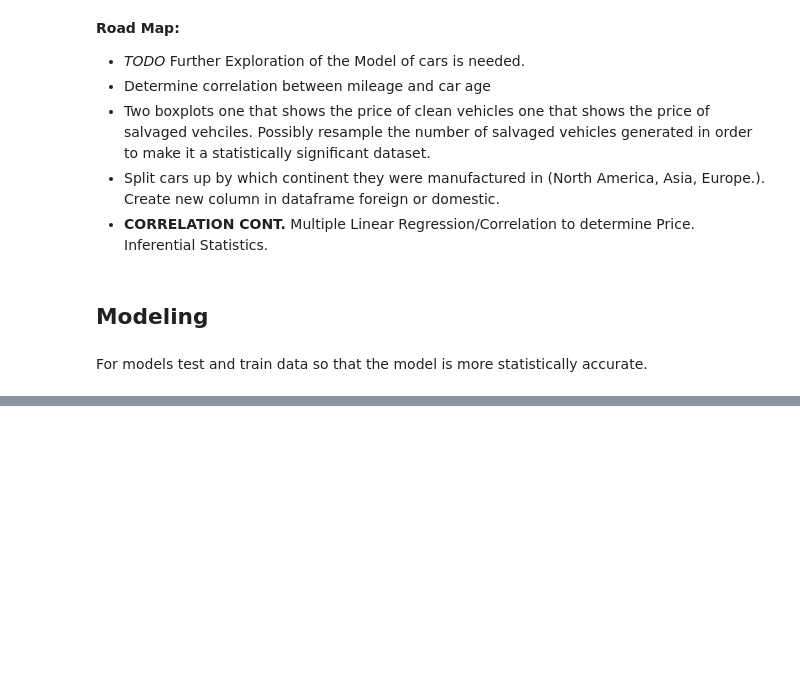
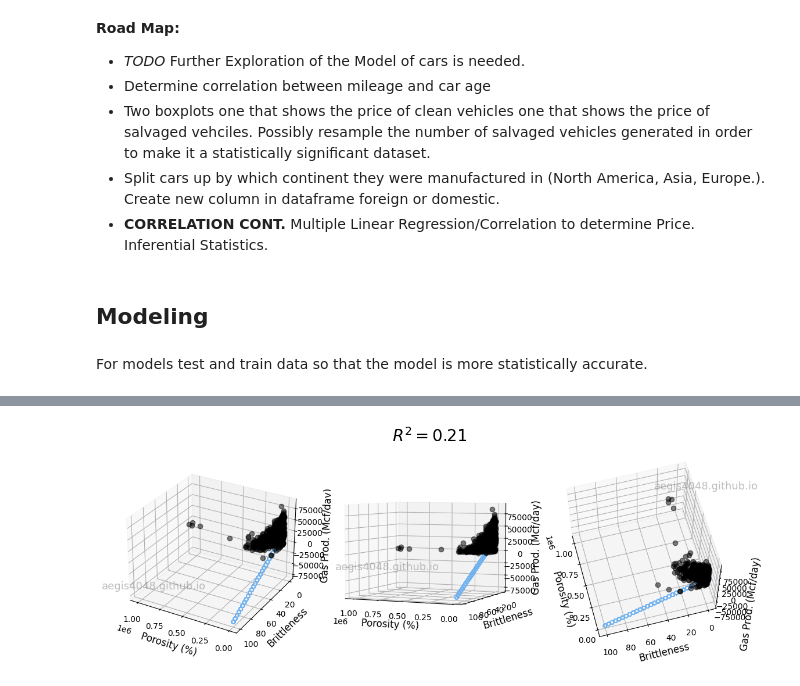
Before and after one commit to arjneal/DataScience, a Jupyter notebook: data_analytics/code_files/car_sales.ipynb, the cells around one changed output, grey strips where cells are left out. Cells and saved outputs as stored; diff of their text form; code cells hidden in the pictures; blank space fills up the shorter version.

Commit message:
Created Base For Linear Model

```diff
--- a/data_analytics/code_files/car_sales.ipynb
+++ b/data_analytics/code_files/car_sales.ipynb
@@ -278,0 +255,68 @@ len(df[df.title_status == "salvage insurance"])
+# %%
+import pandas as pd
+import numpy as np
+import matplotlib.pyplot as plt
+from sklearn import linear_model
+from mpl_toolkits.mplot3d import Axes3D
+
+X = df[['mileage', 'age']].values.reshape(-1,2)
+Y = df['price']
+
+######################## Prepare model data point for visualization ###############################
+
+x = X[:, 0]
+y = X[:, 1]
+z = Y
+
+x_pred = np.linspace(6, 24, 30)   # range of porosity values
+y_pred = np.linspace(0, 100, 30)  # range of brittleness values
+xx_pred, yy_pred = np.meshgrid(x_pred, y_pred)
+model_viz = np.array([xx_pred.flatten(), yy_pred.flatten()]).T
+
+################################################ Train #############################################
+
+ols = linear_model.LinearRegression()
+model = ols.fit(X, Y)
+predicted = model.predict(model_viz)
+
+############################################## Evaluate ############################################
+
+r2 = model.score(X, Y)
+
+############################################## Plot ################################################
+
+plt.style.use('default')
+
+fig = plt.figure(figsize=(12, 4))
+
+ax1 = fig.add_subplot(131, projection='3d')
+ax2 = fig.add_subplot(132, projection='3d')
+ax3 = fig.add_subplot(133, projection='3d')
+
+axes = [ax1, ax2, ax3]
+
+for ax in axes:
+    ax.plot(x, y, z, color='k', zorder=15, linestyle='none', marker='o', alpha=0.5)
+    ax.scatter(xx_pred.flatten(), yy_pred.flatten(), predicted, facecolor=(0,0,0,0), s=20, edgecolor='#70b3f0')
+    ax.set_xlabel('Porosity (%)', fontsize=12)
+    ax.set_ylabel('Brittleness', fontsize=12)
+    ax.set_zlabel('Gas Prod. (Mcf/day)', fontsize=12)
+    ax.locator_params(nbins=4, axis='x')
+    ax.locator_params(nbins=5, axis='x')
+
+ax1.text2D(0.2, 0.32, 'aegis4048.github.io', fontsize=13, ha='center', va='center',
+           transform=ax1.transAxes, color='grey', alpha=0.5)
+ax2.text2D(0.3, 0.42, 'aegis4048.github.io', fontsize=13, ha='center', va='center',
+           transform=ax2.transAxes, color='grey', alpha=0.5)
+ax3.text2D(0.85, 0.85, 'aegis4048.github.io', fontsize=13, ha='center', va='center',
+           transform=ax3.transAxes, color='grey', alpha=0.5)
+
+ax1.view_init(elev=28, azim=120)
+ax2.view_init(elev=4, azim=114)
+ax3.view_init(elev=60, azim=165)
+
+fig.suptitle('$R^2 = %.2f$' % r2, fontsize=20)
+
+fig.tight_layout()
+# %% [output]
+[figure, added]
```
Also changed, not shown: parts of 20 cells of this notebook.
